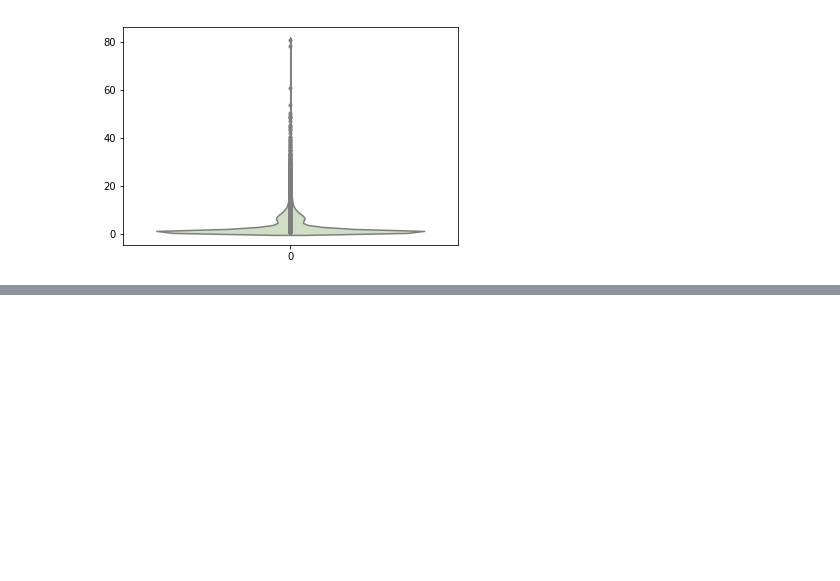
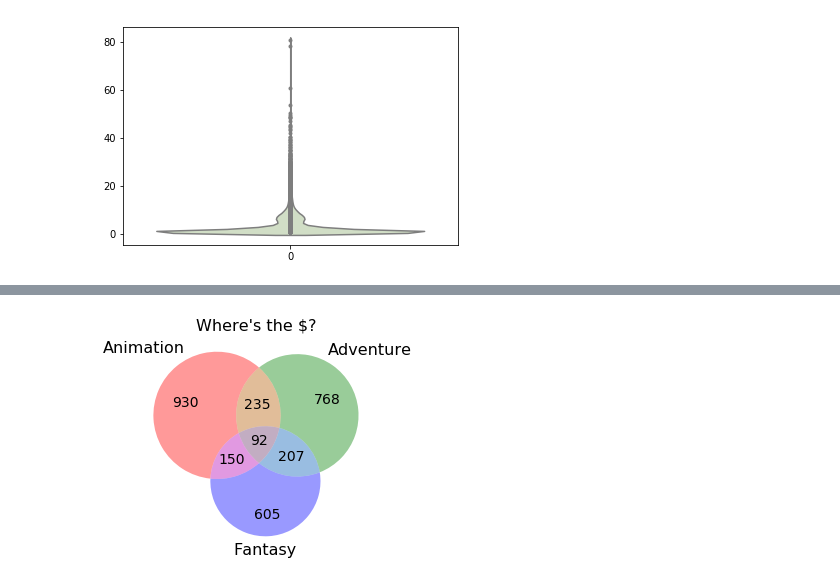
Before and after one commit to nateej1/Movie-Industry-Analysis-Exercise, a Jupyter notebook: Exploring_Draft_Clean_Data_NJ.ipynb, the cells around one changed output, grey strips where cells are left out. Cells and saved outputs as stored; diff of their text form; code cells hidden in the pictures; blank space fills up the shorter version.

```diff
--- a/Exploring_Draft_Clean_Data_NJ.ipynb
+++ b/Exploring_Draft_Clean_Data_NJ.ipynb
@@ -135,0 +150,3 @@ sns.violinplot(data=df['worldwide_gross'], palette=pal, inner="points")
+# %%
+data3 = pd.read_csv('genre_movies.csv')
+data3
@@ -135,0 +172,6 @@ sns.violinplot(data=df['worldwide_gross'], palette=pal, inner="points")
+# %%
+animation = list(data3.title.loc[(data3['genre'] == 'Animation')])
+adventure = list(data3.title.loc[(data3['genre'] == 'Adventure')])
+fantasy = list(data3.title.loc[(data3['genre'] == 'Fantasy')])
+family = list(data3.title.loc[(data3['genre'] == 'Family')])
+sci_fi = list(data3.title.loc[(data3['genre'] == 'Science Fiction')])
@@ -135,0 +184,15 @@ sns.violinplot(data=df['worldwide_gross'], palette=pal, inner="points")
+# %%
+from matplotlib_venn import venn2, venn2_circles
+from matplotlib_venn import venn3, venn3_circles
+
+
+
+trifecta = venn3([set(animation), set(adventure), set(fantasy)], set_labels = ('Animation', 'Adventure', 'Fantasy'))
+plt.title("Where's the $?", fontdict = {'fontsize': 16 ,'fontweight' : 16})
+
+for text in trifecta.set_labels:
+    text.set_fontsize(16)
+for text in trifecta.subset_labels:
+    text.set_fontsize(14)
+# %% [output]
+[figure, added]
```
Also changed, not shown: parts of 13 cells of this notebook, 1 other file.
